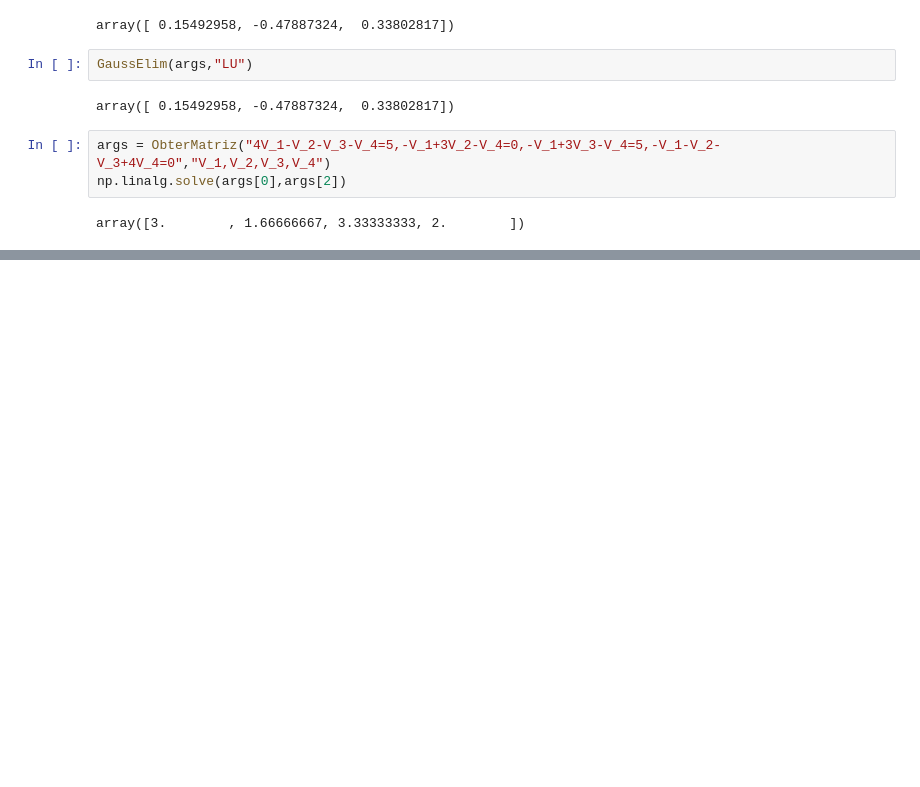
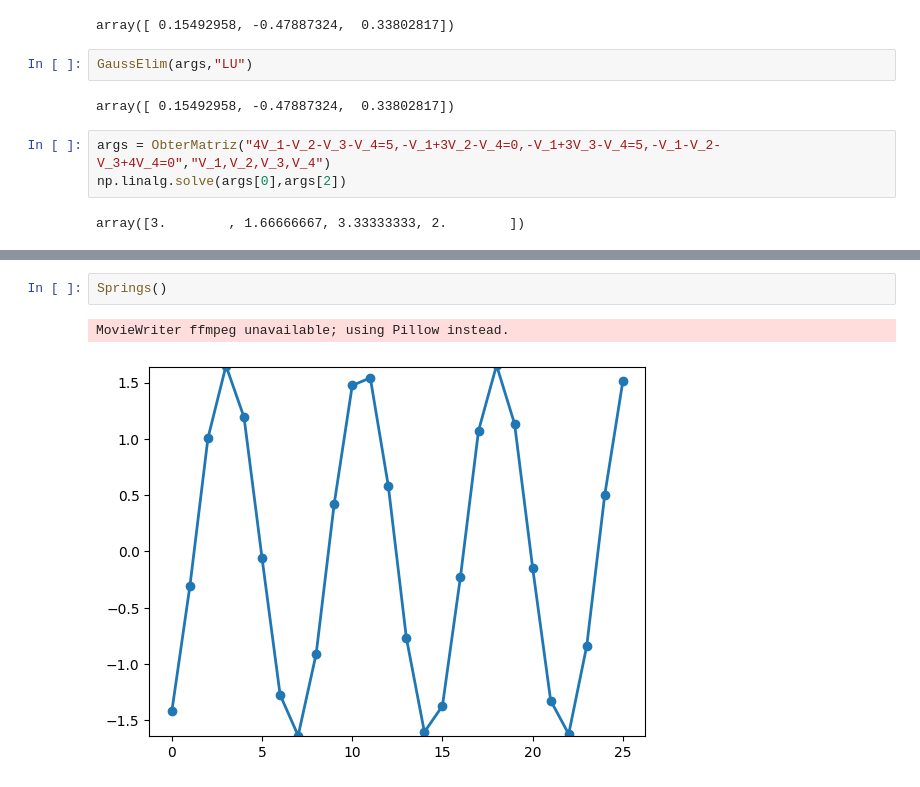
Before and after one commit to KonoEmllikDa/Fisica-Computacional, a Jupyter notebook: Física Computacional.ipynb, the cells around one changed output, grey strips where cells are left out. Drawn from its saved outputs; the diff is of its cells as text; blank space fills up the shorter version.

```diff
--- a/Física Computacional.ipynb
+++ b/Física Computacional.ipynb
@@ -615,0 +742,5 @@ array([3.        , 1.66666667, 3.33333333, 2.        ])
+# %%
+Springs()
+# %% [output]
+MovieWriter ffmpeg unavailable; using Pillow instead.
+[figure, added]
```
Also changed, not shown: parts of 11 cells of this notebook.
